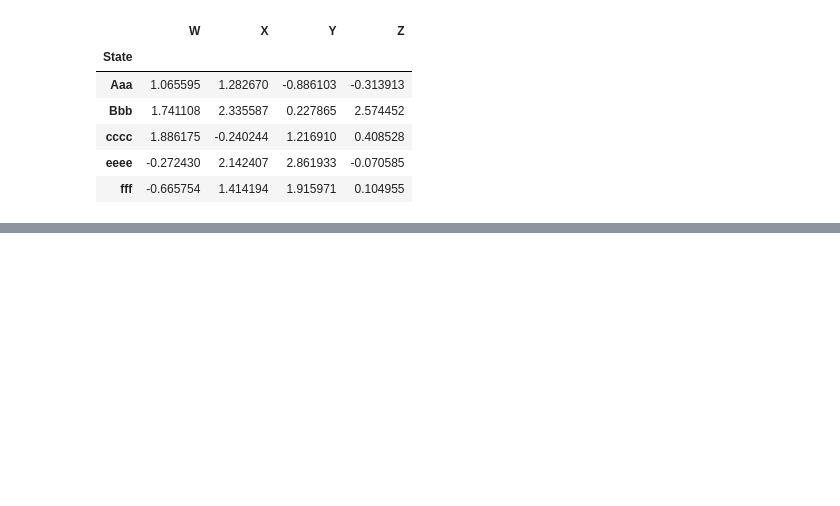
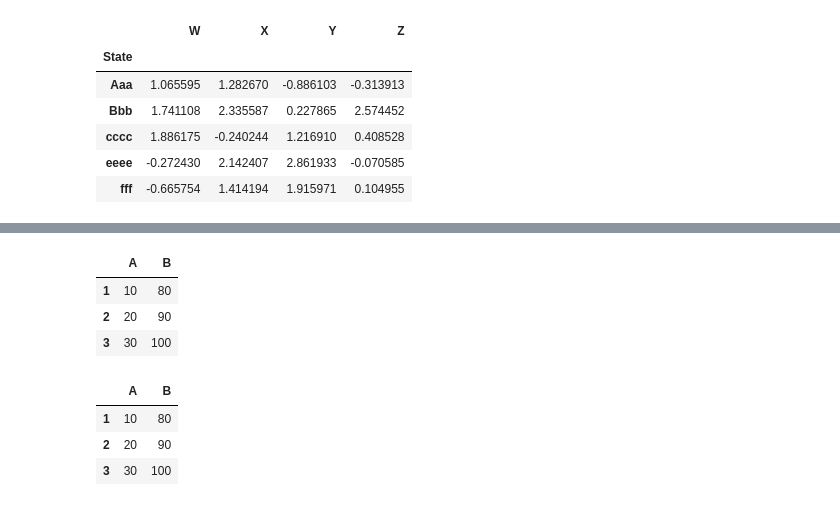
Before and after one commit to Sikander-shah007/Pandas, a Jupyter notebook: panda.ipynb, the cells around one changed output, grey strips where cells are left out. Cells and saved outputs as stored; diff of their text form; code cells hidden in the pictures; blank space fills up the shorter version.

```diff
--- a/panda.ipynb
+++ b/panda.ipynb
@@ -324,0 +356,14 @@ df.set_index('State')
+# %%
+df.loc['G1']
+# %% [output]
+|  | A | B |
+| 1 | 10 | 80 |
+| 2 | 20 | 90 |
+| 3 | 30 | 100 |
+# %%
+df.loc['G1']
+# %% [output]
+|  | A | B |
+| 1 | 10 | 80 |
+| 2 | 20 | 90 |
+| 3 | 30 | 100 |
```
Also changed, not shown: parts of 11 cells of this notebook.
